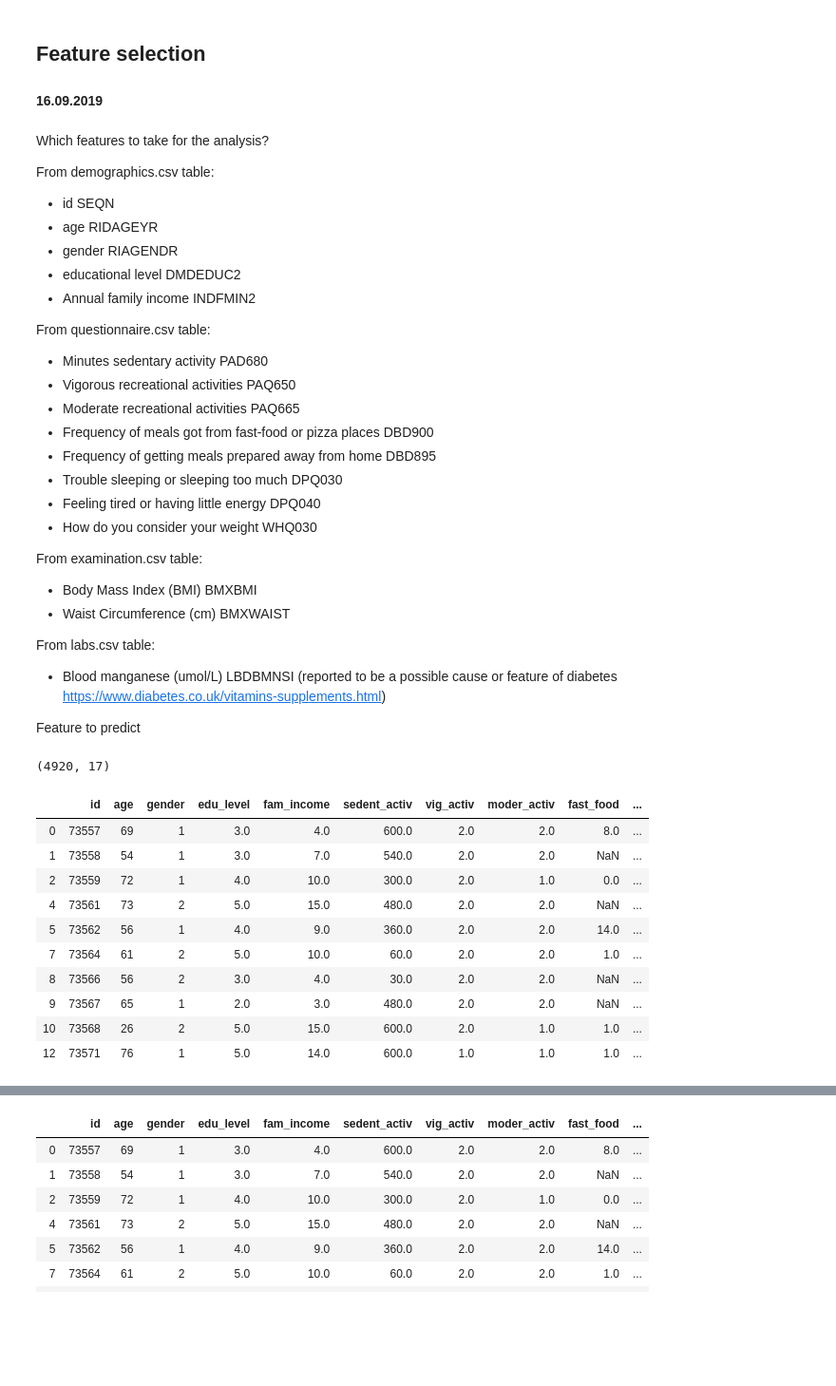
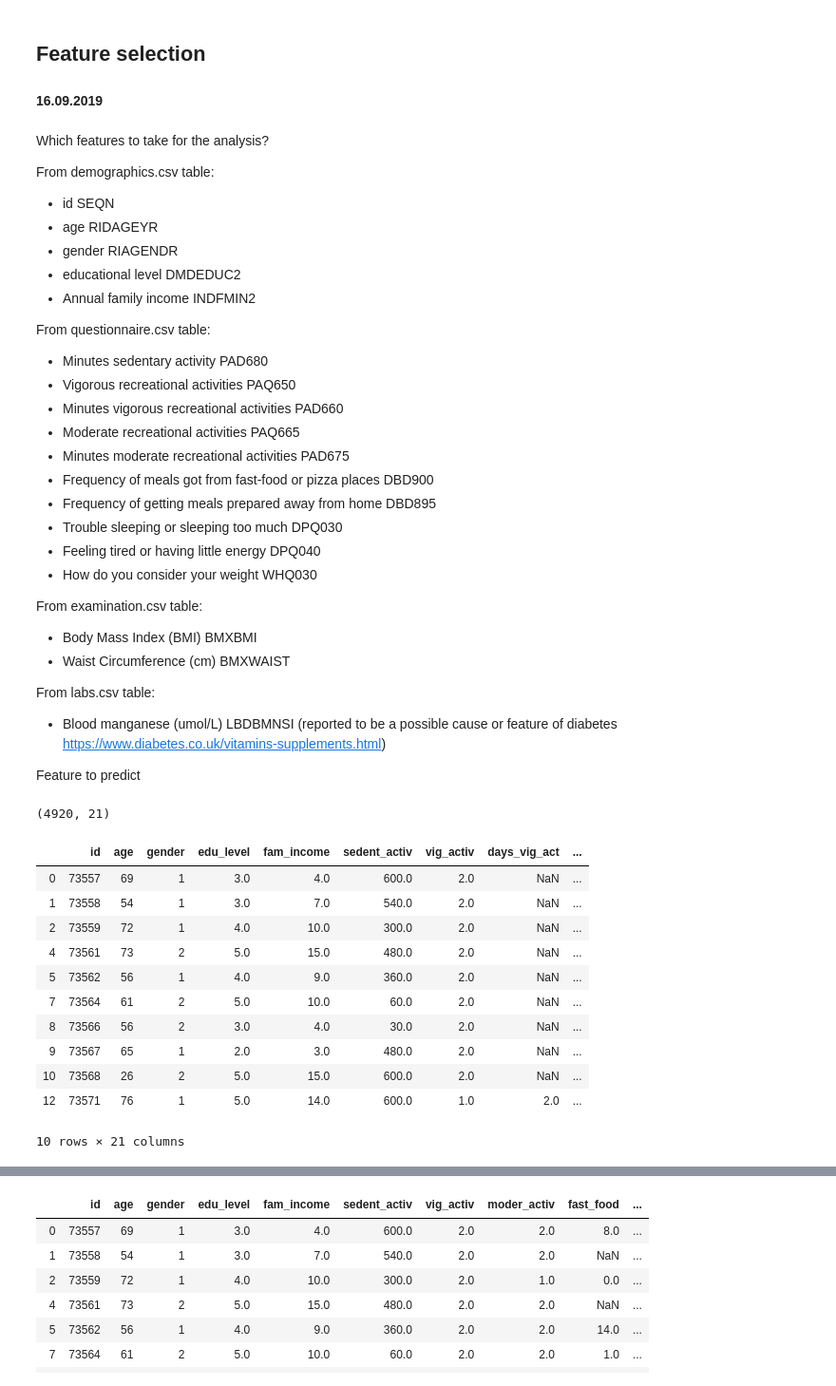
Before and after one commit to ElviraMingazova/PRML_Project, a Jupyter notebook: Diabetes_pred.ipynb, the cells around one changed output, grey strips where cells are left out. Shown at 95% size. Drawn from its saved outputs; the diff is of its cells as text; code cells hidden in the pictures; blank space fills up the shorter version.

Commit message:
Method to assess physical activity added. Not sure how to do it best

```diff
--- a/Diabetes_pred.ipynb
+++ b/Diabetes_pred.ipynb
@@ -161,7 +161,9 @@ From demographics.csv table:
 From questionnaire.csv table:
 - Minutes sedentary activity PAD680
 - Vigorous recreational activities PAQ650
+- Minutes vigorous recreational activities PAD660
 - Moderate recreational activities PAQ665
+- Minutes moderate recreational activities PAD675
 - Frequency of meals got from fast-food or pizza places DBD900
 - Frequency of getting meals prepared away from home DBD895
 - Trouble sleeping or sleeping too much DPQ030
@@ -179,45 +181,51 @@ Feature to predict
 # %%
 # select multiple columns using loc
 diabetes_feat = df.loc[:,['SEQN','RIDAGEYR', 'RIAGENDR', 'DMDEDUC2',
-                          'INDFMIN2', 'PAD680', 'PAQ650', 'PAQ665',
+                          'INDFMIN2', 'PAD680', 'PAQ650', 'PAQ655',
+                          'PAD660','PAQ665','PAQ670','PAD675',
                           'DBD900', 'DBD895', 'DPQ030', 'DPQ040',
                           'WHQ030', 'BMXBMI', 'BMXWAIST', 'LBDBMNSI', 'LBXGH']]
 diabetes_feat.shape
 # %% [output]
-(4920, 17)
+(4920, 21)
 # %%
 # rename columns properly
 
 diabetes_feat.rename(columns={'SEQN':'id',
                               'RIDAGEYR':'age',
                               'RIAGENDR':'gender',
                               'DMDEDUC2':'edu_level',
                               'INDFMIN2':'fam_income',
                               'PAD680':'sedent_activ',
                               'PAQ650':'vig_activ',
+                              'PAQ655':'days_vig_act',
+                              'PAD660':'min_vig_activ',
                               'PAQ665':'moder_activ',
+                              'PAQ670':'days_mod_act',
+                              'PAD675':'min_mod_activ',
                               'DBD900':'fast_food',
                               'DBD895':'meals_outside',
                               'DPQ030':'sleep_disorder',
                               'DPQ040':'little_energy',
                               'WHQ030':'self_estim_weight',
                               'BMXBMI':'BMI',
                               'BMXWAIST':'waist_circum',
                               'LBDBMNSI':'bld_manganese',
                               'LBXGH':'glycohemoglobin'}, inplace=True)
 diabetes_feat.head(10)
 # %% [output]
-|  | id | age | gender | edu_level | fam_income | sedent_activ | vig_activ | moder_activ | fast_food | ... |
-| 0 | 73557 | 69 | 1 | 3.0 | 4.0 | 600.0 | 2.0 | 2.0 | 8.0 | ... |
-| 1 | 73558 | 54 | 1 | 3.0 | 7.0 | 540.0 | 2.0 | 2.0 | NaN | ... |
-| 2 | 73559 | 72 | 1 | 4.0 | 10.0 | 300.0 | 2.0 | 1.0 | 0.0 | ... |
-| 4 | 73561 | 73 | 2 | 5.0 | 15.0 | 480.0 | 2.0 | 2.0 | NaN | ... |
-| 5 | 73562 | 56 | 1 | 4.0 | 9.0 | 360.0 | 2.0 | 2.0 | 14.0 | ... |
-| 7 | 73564 | 61 | 2 | 5.0 | 10.0 | 60.0 | 2.0 | 2.0 | 1.0 | ... |
-| 8 | 73566 | 56 | 2 | 3.0 | 4.0 | 30.0 | 2.0 | 2.0 | NaN | ... |
-| 9 | 73567 | 65 | 1 | 2.0 | 3.0 | 480.0 | 2.0 | 2.0 | NaN | ... |
-| 10 | 73568 | 26 | 2 | 5.0 | 15.0 | 600.0 | 2.0 | 1.0 | 1.0 | ... |
-| 12 | 73571 | 76 | 1 | 5.0 | 14.0 | 600.0 | 1.0 | 1.0 | 1.0 | ... |
+|  | id | age | gender | edu_level | fam_income | sedent_activ | vig_activ | days_vig_act | ... |
+| 0 | 73557 | 69 | 1 | 3.0 | 4.0 | 600.0 | 2.0 | NaN | ... |
+| 1 | 73558 | 54 | 1 | 3.0 | 7.0 | 540.0 | 2.0 | NaN | ... |
+| 2 | 73559 | 72 | 1 | 4.0 | 10.0 | 300.0 | 2.0 | NaN | ... |
+| 4 | 73561 | 73 | 2 | 5.0 | 15.0 | 480.0 | 2.0 | NaN | ... |
+| 5 | 73562 | 56 | 1 | 4.0 | 9.0 | 360.0 | 2.0 | NaN | ... |
+| 7 | 73564 | 61 | 2 | 5.0 | 10.0 | 60.0 | 2.0 | NaN | ... |
+| 8 | 73566 | 56 | 2 | 3.0 | 4.0 | 30.0 | 2.0 | NaN | ... |
+| 9 | 73567 | 65 | 1 | 2.0 | 3.0 | 480.0 | 2.0 | NaN | ... |
+| 10 | 73568 | 26 | 2 | 5.0 | 15.0 | 600.0 | 2.0 | NaN | ... |
+| 12 | 73571 | 76 | 1 | 5.0 | 14.0 | 600.0 | 1.0 | 2.0 | ... |
+10 rows × 21 columns
 # %%
 diabetes_feat.loc[diabetes_feat['glycohemoglobin'] < 6.0, 'diabetes'] = 0
 diabetes_feat.loc[(diabetes_feat['glycohemoglobin'] >=6.0) & (diabetes_feat['glycohemoglobin'] < 6.5), 'diabetes'] = 1
```
Also changed, not shown: parts of 7 cells of this notebook.
